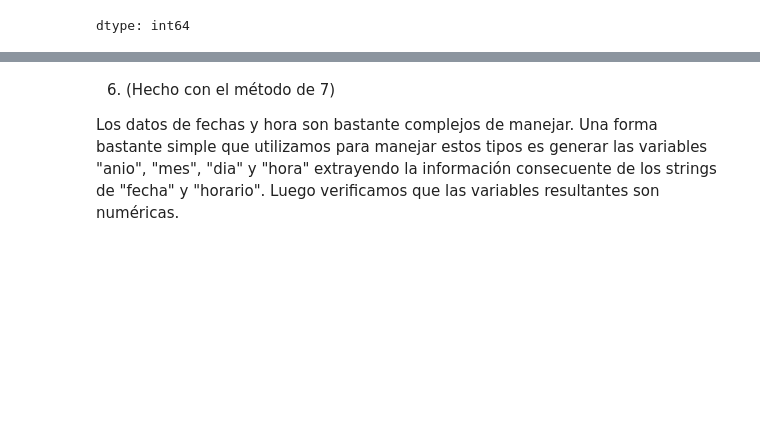
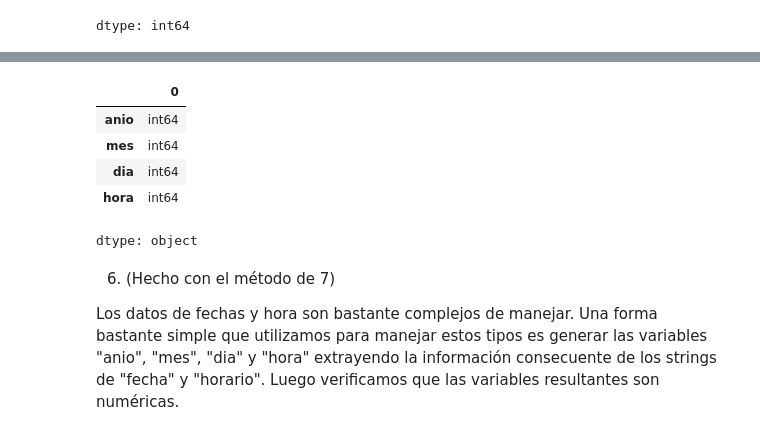
Before and after one commit to davidpalacio1/TP-1-LDD, a Jupyter notebook: TP_bicis.ipynb, the cells around one changed output, grey strips where cells are left out. Cells and saved outputs as stored; diff of their text form; code cells hidden in the pictures; blank space fills up the shorter version.

```diff
--- a/TP_bicis.ipynb
+++ b/TP_bicis.ipynb
@@ -259,3 +288,21 @@ datos_limpios["dia"] = datos_limpios["fecha"].str[8:10] # Los valores en las pos
+# %%
+# Son de tipo Object. Los convierto a variables numéricas:
+
+datos_limpios["anio"] = datos_limpios["anio"].astype(int)
+datos_limpios["mes"] = datos_limpios["mes"].astype(int)
+datos_limpios["dia"] = datos_limpios["dia"].astype(int)
+datos_limpios["hora"] = datos_limpios["hora"].astype(int)
+# %%
+# Verifico que ahora los tipos sean de variables numéricas:
+
+datos_limpios[["anio","mes","dia","hora"]].dtypes
+# %% [output]
+|  | 0 |
+| anio | int64 |
+| mes | int64 |
+| dia | int64 |
+| hora | int64 |
+dtype: object
 # %% [markdown]
 6. (Hecho con el método de 7)
 
```
Also changed, not shown: parts of 4 cells of this notebook.
